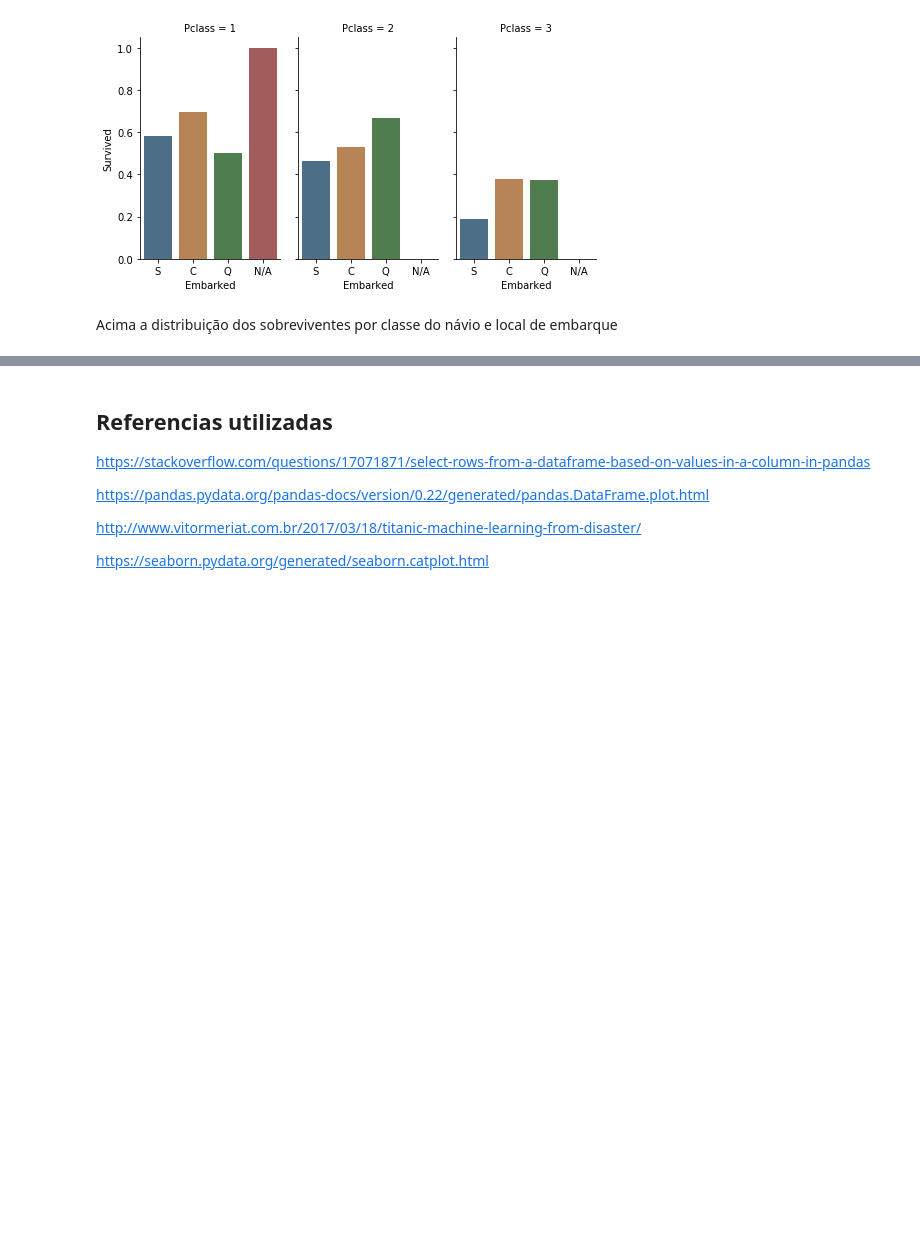
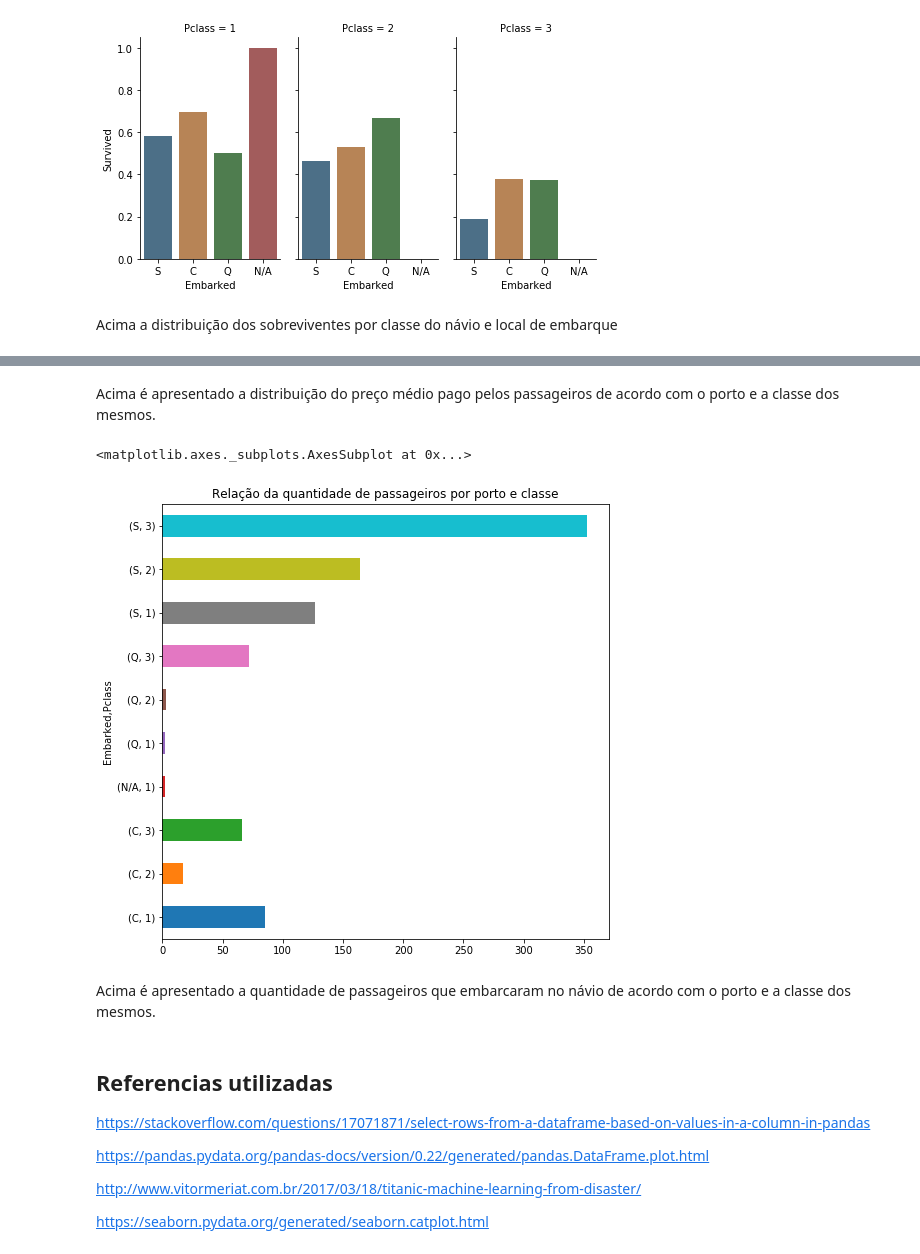
Before and after one commit to ERodrigues/Analise_dados_titanic, a Jupyter notebook: Analise_dados_Titanic.ipynb, the cells around one changed output, grey strips where cells are left out. Cells and saved outputs as stored; diff of their text form; code cells hidden in the pictures; blank space fills up the shorter version.

```diff
--- a/Analise_dados_Titanic.ipynb
+++ b/Analise_dados_Titanic.ipynb
@@ -189,3 +209,12 @@ Acima a distribuição dos sobreviventes por classe do návio e local de embarqu
+# %% [markdown]
+Acima é apresentado a distribuição do preço médio pago pelos passageiros de acordo com o porto e a classe dos mesmos.
+# %%
+df.groupby(['Embarked', 'Pclass'])['Fare'].count().plot(kind='barh', title='Relação da quantidade de passageiros por porto e classe', figsize=(8,8))
+# %% [output]
+<matplotlib.axes._subplots.AxesSubplot at 0x...>
+[figure, added]
+# %% [markdown]
+Acima é apresentado a quantidade de passageiros que embarcaram no návio de acordo com o porto e a classe dos mesmos.
 # %% [markdown]
 ## Referencias utilizadas
 https://stackoverflow.com/questions/17071871/select-rows-from-a-dataframe-based-on-values-in-a-column-in-pandas
```
Also changed, not shown: parts of 7 cells of this notebook.
